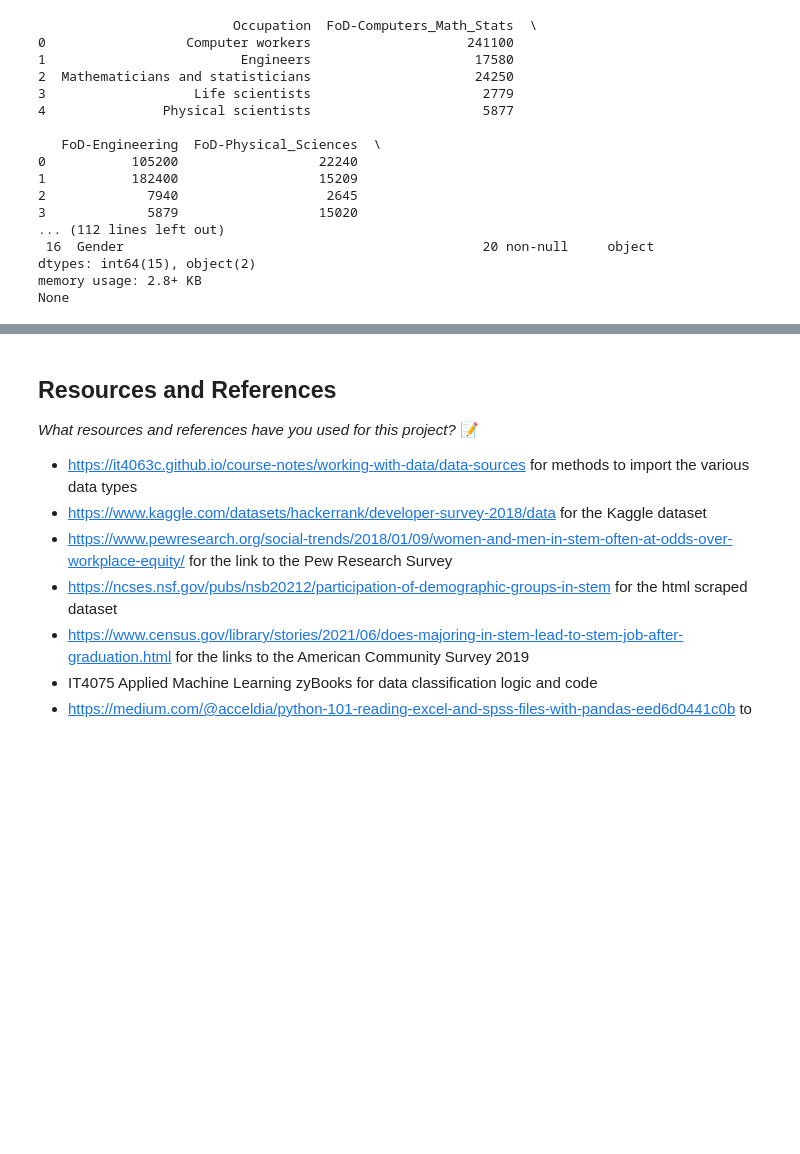
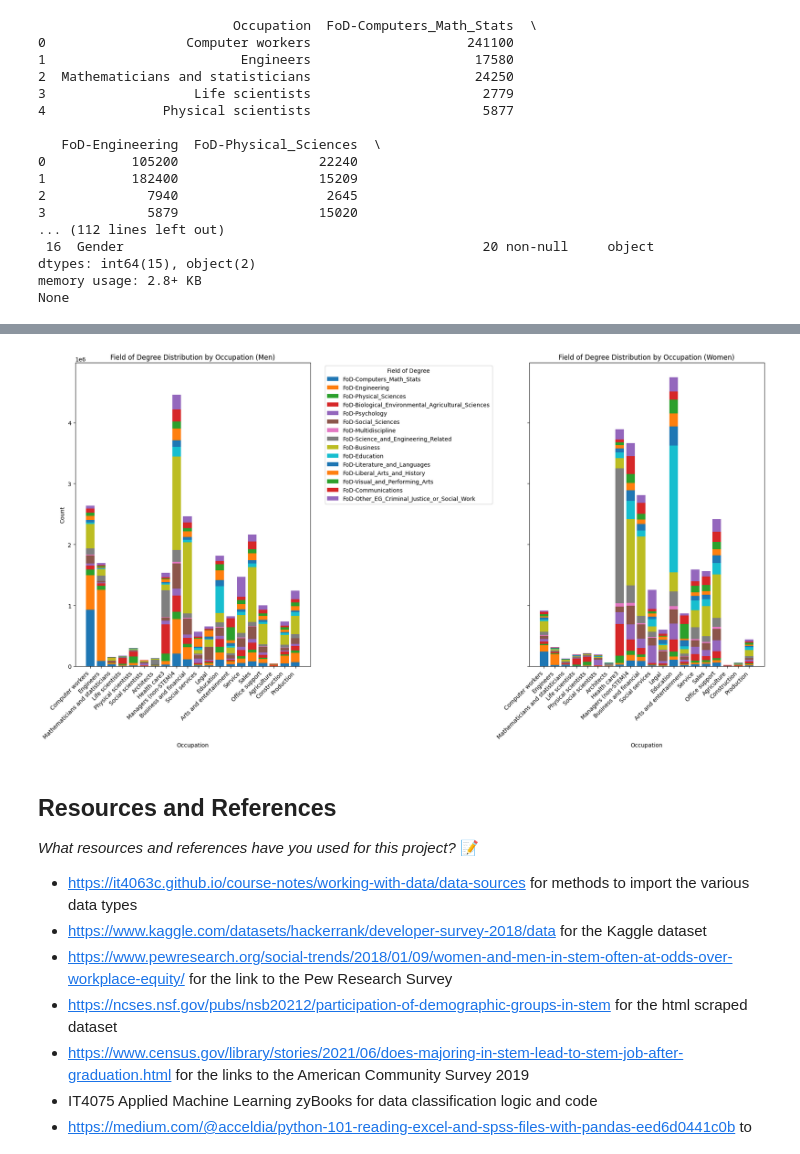
Before and after one commit to IT4063C-Fall24/final-project-yaumj, a Jupyter notebook: source.ipynb, the cells around one changed output, grey strips where cells are left out. Saved outputs shown, nothing was run; the diff lists cells and outputs as text; code cells hidden in the pictures; blank space fills up the shorter version.

Commit message:
Generated side-by-side stacked bar charts using Matplotlib to compare the dataframes for men and women.
Added Purpose statement for the bar chart as well as initital insights from the visualization.

```diff
--- a/source.ipynb
+++ b/source.ipynb
@@ -1316,3 +1333,43 @@ None
+# %%
+# Define fields of degree columns
+fields = df_men_all_ed_levels.columns[1:-1]  # Excluding 'Occupation' and 'Gender'
+
+# Set up the figure with two subplots
+fig, (ax_men, ax_women) = plt.subplots(1, 2, figsize=(18, 10), sharey=True)
+
+# Plot for Men
+bottom = None
+for field in fields:
+    ax_men.bar(
+        df_men_all_ed_levels['Occupation'], df_men_all_ed_levels[field],
+        label=field, bottom=bottom
+    )
+    bottom = df_men_all_ed_levels[fields[:list(fields).index(field)+1]].sum(axis=1)
+ax_men.set_title("Field of Degree Distribution by Occupation (Men)")
+ax_men.set_xlabel("Occupation")
+ax_men.set_ylabel("Count")
+ax_men.legend(title="Field of Degree", bbox_to_anchor=(1.05, 1), loc='upper left')
+ax_men.set_xticks(range(len(df_men_all_ed_levels['Occupation'])))
+ax_men.set_xticklabels(df_men_all_ed_levels['Occupation'], rotation=45, ha='right')
+
+# Plot for Women
+bottom = None
+for field in fields:
+    ax_women.bar(
+        df_women_all_ed_levels['Occupation'], df_women_all_ed_levels[field],
+        label=field, bottom=bottom
+    )
+    bottom = df_women_all_ed_levels[fields[:list(fields).index(field)+1]].sum(axis=1)
+ax_women.set_title("Field of Degree Distribution by Occupation (Women)")
+ax_women.set_xlabel("Occupation")
+ax_women.set_xticks(range(len(df_women_all_ed_levels['Occupation'])))
+ax_women.set_xticklabels(df_women_all_ed_levels['Occupation'], rotation=45, ha='right')
+
+# Adjust layout and show plot
+plt.tight_layout()
+plt.show()
+# %% [output]
+[figure, added]
 # %% [markdown]
 ## Resources and References
 *What resources and references have you used for this project?*
```
Also changed, not shown: parts of 2 cells of this notebook.
